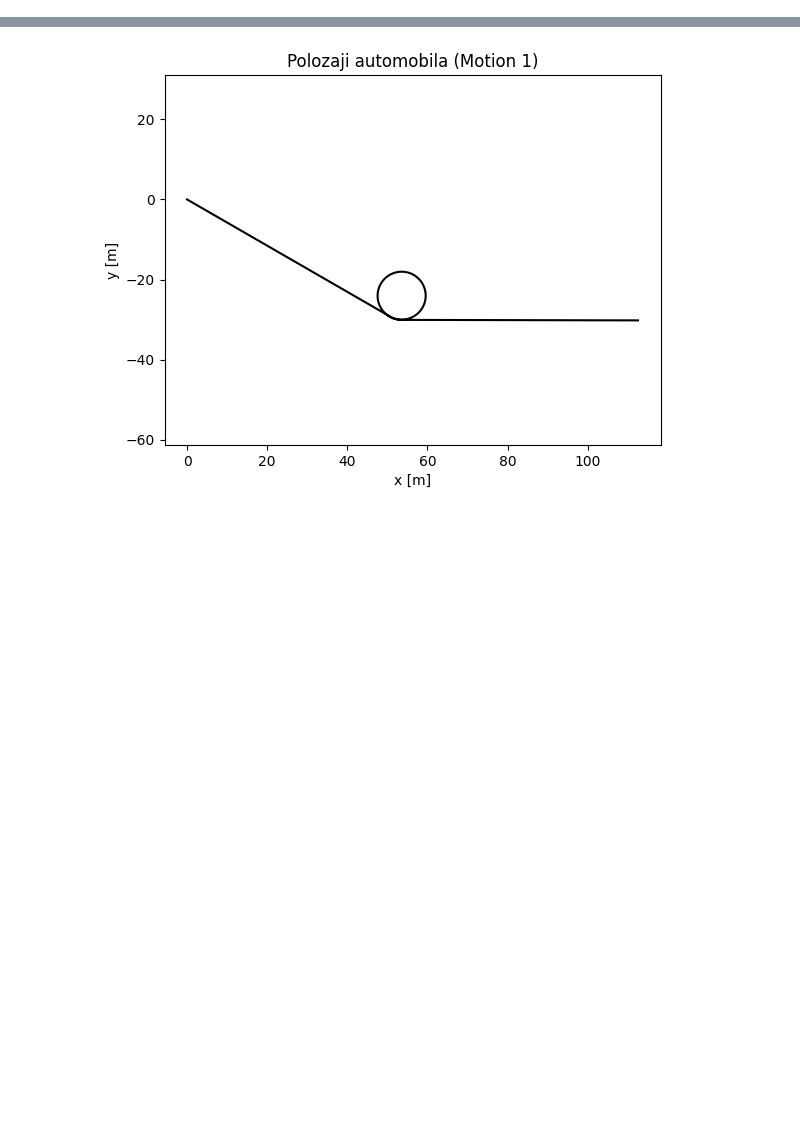
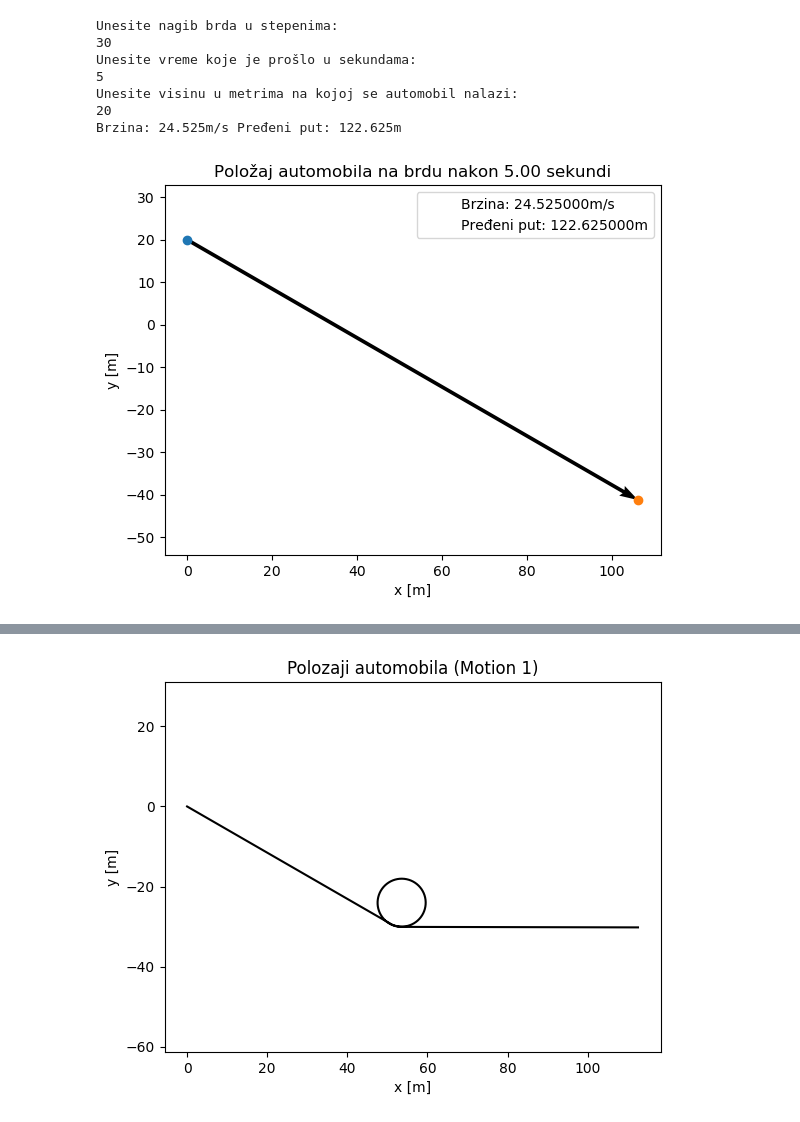
Before and after one commit to pasta777/hvatanje_brzine, a Jupyter notebook: hvatanje_kretanja.ipynb, the cells around one changed output, grey strips where cells are left out. Cells and saved outputs as stored; diff of their text form; code cells hidden in the pictures; blank space fills up the shorter version.

```diff
--- a/hvatanje_kretanja.ipynb
+++ b/hvatanje_kretanja.ipynb
@@ -42,0 +48,44 @@ Brzina: 24.525m/s² Pređeni put: 122.625m
+# %%
+import numpy as np
+import math
+from pylab import *
+g = 9.81
+print('Unesite nagib brda u stepenima:')
+nagib = float(input())
+t1 = 0
+v1 = 0
+r1 = 0
+print('Unesite vreme koje je prošlo u sekundama:')
+t2 = float(input())
+print('Unesite visinu u metrima na kojoj se automobil nalazi:')
+h = float(input())
+
+a = g * math.sin(math.radians(nagib))
+dt = t2 - t1
+v2 = a * dt
+r2 = v2 * dt
+
+x=math.cos(math.radians(nagib))*r2
+y=-math.sin(math.radians(nagib))*r2
+print('Brzina: {}m/s'.format(v2), 'Pređeni put: {}m'.format(r2))
+
+plot(0, h, 'o')
+axis('equal')
+xlabel('x [m]')
+ylabel('y [m]')
+title('Položaj automobila na brdu nakon %.2f sekundi' % t2)
+plot(x, y+h, 'o')
+quiver(0, h, x, y+h-h, angles = 'xy', scale_units = 'xy', scale = 1)
+plot([], [], ' ', label="Brzina: %fm/s" % v2)
+plot([], [], ' ', label="Pređeni put: %fm" % r2)
+legend()
+show()
+# %% [output]
+Unesite nagib brda u stepenima:
+30
+Unesite vreme koje je prošlo u sekundama:
+5
+Unesite visinu u metrima na kojoj se automobil nalazi:
+20
+Brzina: 24.525m/s Pređeni put: 122.625m
+[figure, added]
```
Also changed, not shown: parts of 7 cells of this notebook.
